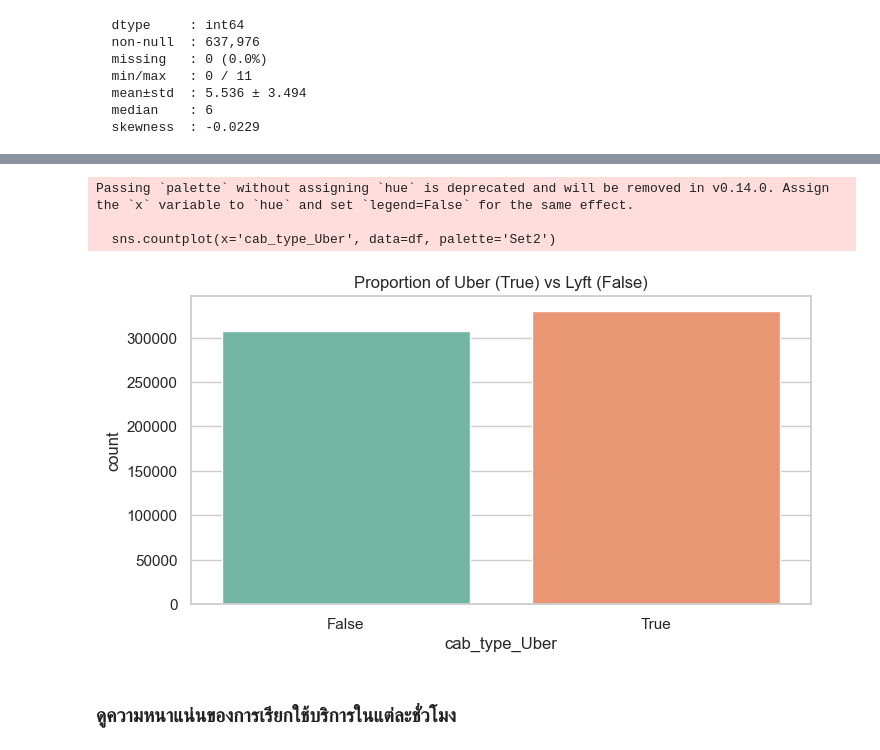
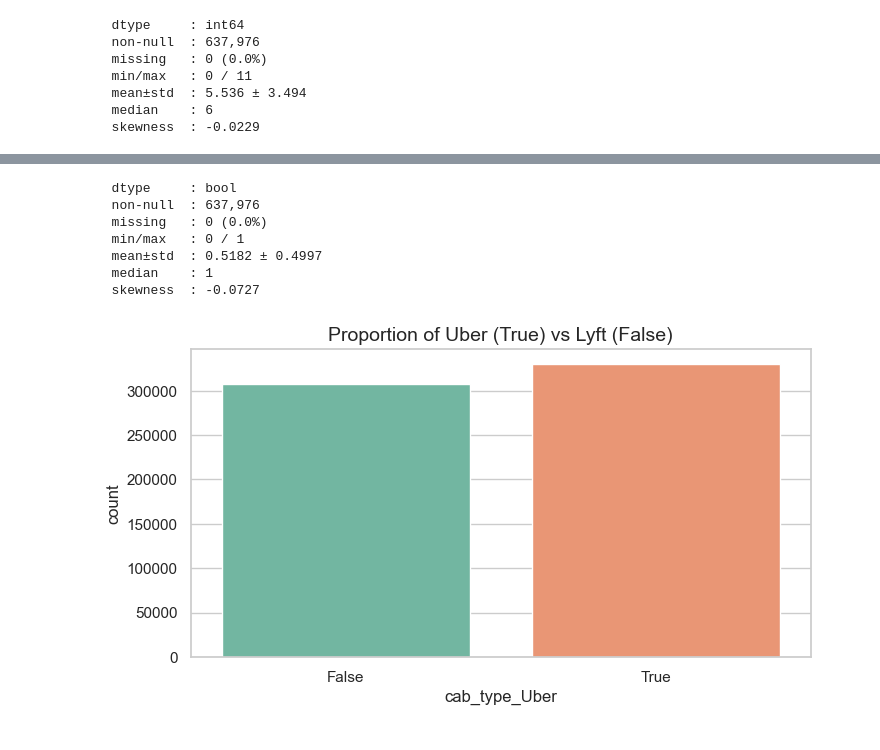
Before and after one commit to Bobbie-CPE38/cpe232-final-project, a Jupyter notebook: notebooks/eda_univariate.ipynb, the cells around one changed output, grey strips where cells are left out. Drawn from its saved outputs; the diff is of its cells as text; code cells hidden in the pictures.

```diff
--- a/notebooks/eda_univariate.ipynb
+++ b/notebooks/eda_univariate.ipynb
@@ -20,0 +21,4 @@ Columns: ['hour', 'day', 'month', 'source', 'destination', 'name', 'price', 'dis
+# %%
+df_encode = pd.read_csv('../data/processed/rideshare_encoded.csv')
+print(f"Dataset shape: {df_encode.shape}")
+print(f"Columns: {list(df_encode.columns)}")
@@ -139,12 +140,17 @@ plt.show()
+# %%
+quick_summary('cab_type_Uber',df_encode)
+# %% [output]
+  dtype     : bool
+  non-null  : 637,976
+  missing   : 0 (0.0%)
+  min/max   : 0 / 1
+  mean±std  : 0.5182 ± 0.4997
+  median    : 1
+  skewness  : -0.0727
 # %%
 plt.figure(figsize=(8, 4))
-sns.countplot(x='cab_type_Uber', data=df, palette='Set2')
+sns.countplot(x='cab_type_Uber', data=df_encode, palette='Set2')
 plt.title('Proportion of Uber (True) vs Lyft (False)')
 plt.show()
 # %% [output]
-Passing `palette` without assigning `hue` is deprecated and will be removed in v0.14.0. Assign the `x` variable to `hue` and set `legend=False` for the same effect.
-
-  sns.countplot(x='cab_type_Uber', data=df, palette='Set2')
-[figure, old version]
+[figure, new version]
-# %% [markdown]
-### ดูความหนาแน่นของการเรียกใช้บริการในแต่ละชั่วโมง
```
Also changed, not shown: parts of 19 cells of this notebook.
